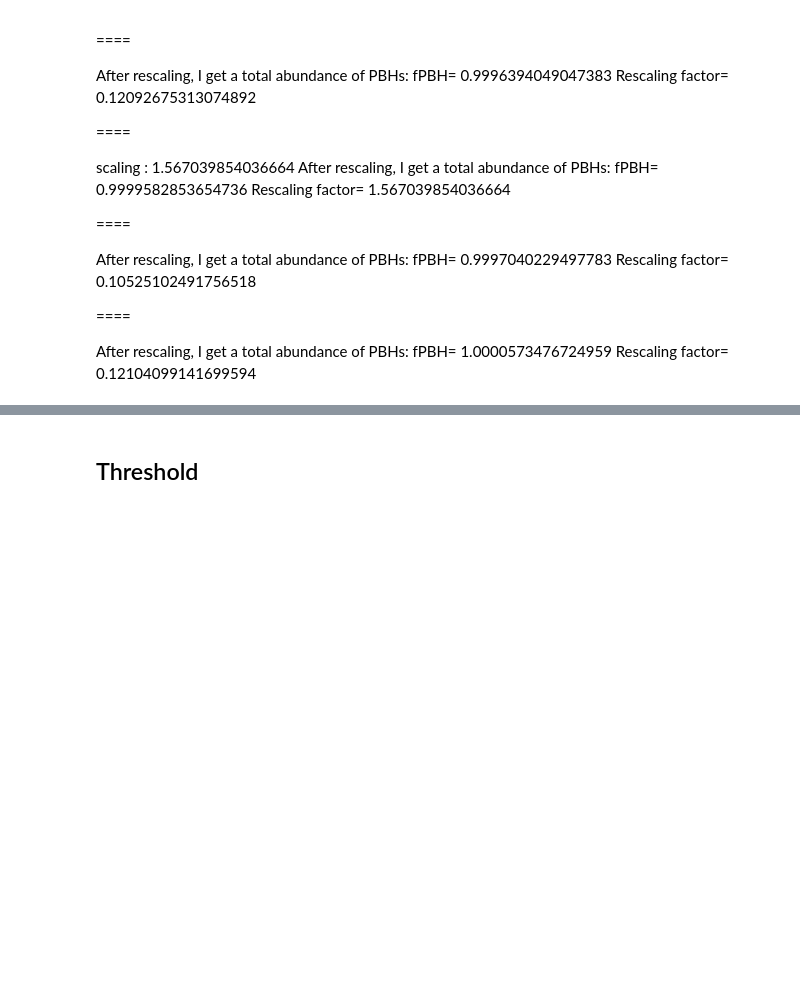
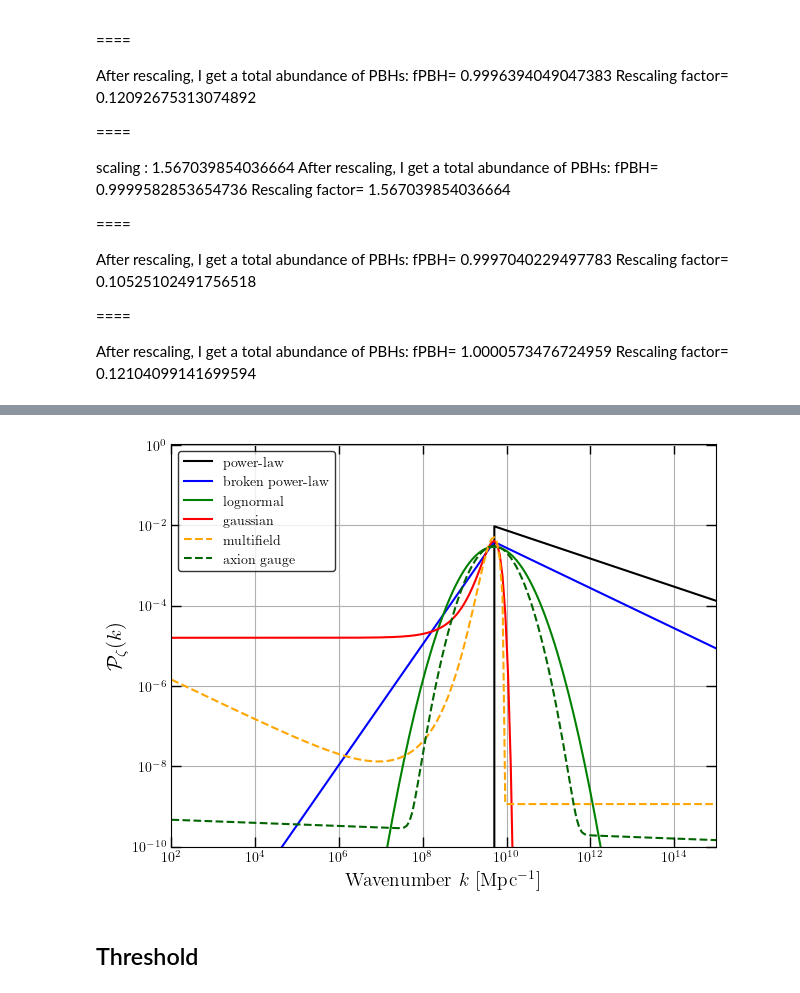
Before and after one commit to cjoana/LISA-PBH-WK, a Jupyter notebook: using_PrimBHoles.ipynb, the cells around one changed output, grey strips where cells are left out. Cells and saved outputs as stored; diff of their text form; code cells hidden in the pictures; blank space fills up the shorter version.

```diff
--- a/using_PrimBHoles.ipynb
+++ b/using_PrimBHoles.ipynb
@@ -257,3 +222,83 @@ Rescaling factor= 0.10525102491756518
 
 After rescaling, I get a total abundance of PBHs: fPBH= 1.0000573476724959
 Rescaling factor= 0.12104099141699594
+# %%
+ComputeFPBH = False
+
+# Example with several models
+models = [
+    'powerlaw',
+    'broken_powerlaw',
+    'lognormal',
+    'gaussian',
+    'multifield',
+    'axion_gauge',
+    # 'preheating',
+    # 'vacuum'
+]
+
+model_name = [
+    'power-law',
+    'broken power-law',
+    'lognormal',
+    'gaussian',
+    'multifield',
+    'axion gauge',
+    # 'preheating',   #   (2.20)
+    #'vacuum'
+]
+
+scales = [
+0.94621062801607, 3.862320053155609, 0.14105680262395384,  1.3626696793470874, 0.5739895427438906, 0.15146162777820546
+]
+
+color_pal = ['k', 'b', 'g', 'r',  'orange', 'darkgreen', 'purple', 'k']
+lstyle = ['-', '-', '-', '-',      '--', '--', '--', '--']
+
+
+xmin = 10**2
+xmax = 10**15
+ymin = 1e-10
+ymax = 1e0 * 1.05
+k_values = 10**np.linspace(np.log10(xmin), np.log10(xmax), 200)
+
+figPk = plt.figure()
+figPk.patch.set_facecolor('white')
+ax = figPk.add_subplot(111)
+
+scale =1
+
+for i, model in enumerate(models):
+    PM = PowerSpectrum.get_model(model)
+    # PM.kp=5e6
+    # print('set kp to', PM.kp)
+    ps_function = PM.PS
+
+    print(model)
+    ifpbh = ""
+    if ComputeFPBH:
+        if model=="vacuum": continue
+        pb = primbholes(ps_function=ps_function, fpbh_rescaling=0.1)
+        ifpbh = np.round(pb.get_integrated_fPBH(), 2)
+        scale = pb.get_spectrum_scaling()
+
+    scale = scales[i]
+
+    xs = k_values
+    ys = PM.PS(kk=k_values)   * scale
+    lbl = f"{model_name[i]}"
+    ax.plot(xs, ys, label=lbl, color=color_pal[i], ls=lstyle[i])
+
+ax.set_xscale('log')
+ax.set_yscale('log')
+plt.ylim(ymin,ymax)
+plt.xlim(xmin,xmax)
+plt.xlabel('Wavenumber $k$  [Mpc$^{-1}$]', fontsize=14)
+plt.ylabel(r'$\mathcal{P}_{\zeta} (k)$', fontsize=15)
+
+plt.legend()
+plt.grid(True)
+plt.tight_layout()
+plt.savefig(PLOTSPATH + "/example_powerspectra_models.png", dpi=300)
+plt.show()
+# %% [output]
@@ -260,3 +311,4 @@ Rescaling factor= 0.12104099141699594
+[figure, added]
 # %% [markdown]
 ## Threshold
 # %%
```
Also changed, not shown: parts of 4 cells of this notebook, 10 other files.
